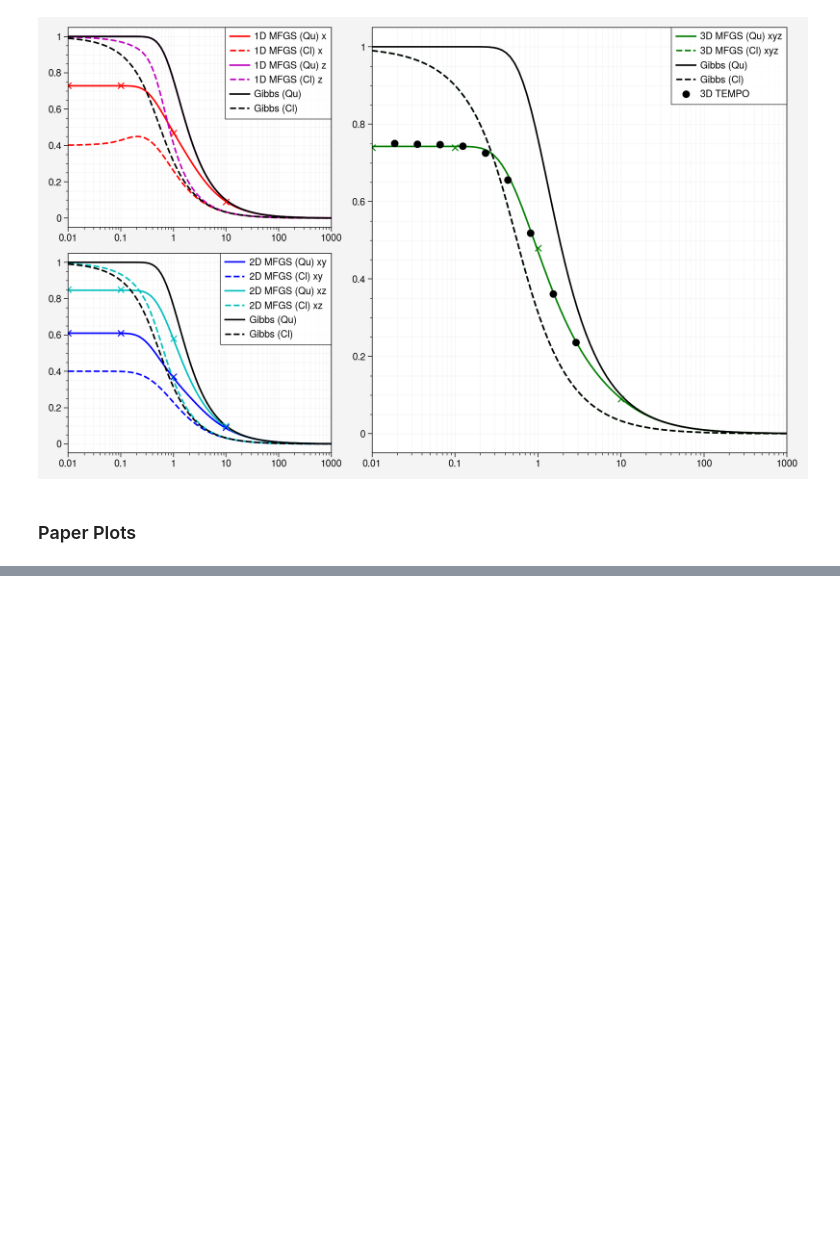
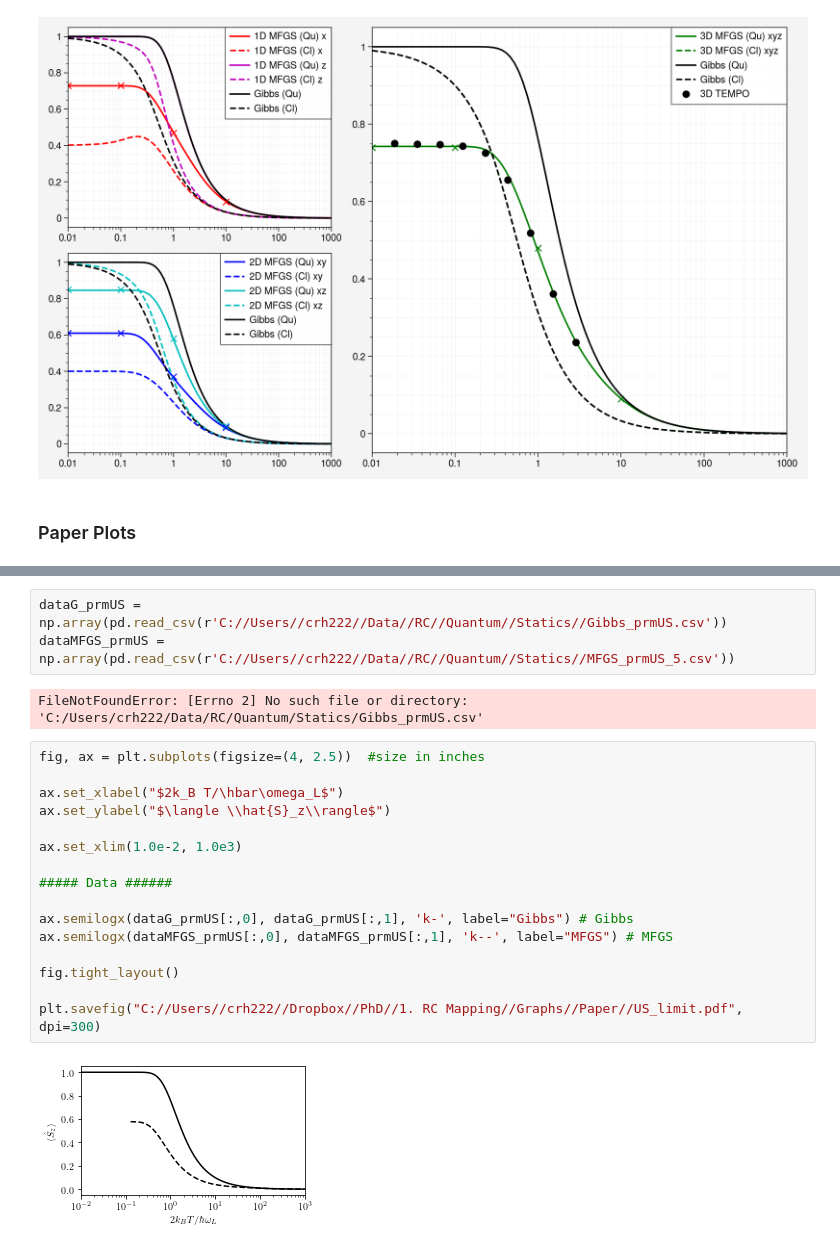
Before and after one commit to quantum-exeter/QuantumSpinDynamics, a Jupyter notebook: plot/plotStatics.ipynb, the cells around one changed output, grey strips where cells are left out. Drawn from its saved outputs; the diff is of its cells as text; blank space fills up the shorter version.

```diff
--- a/plot/plotStatics.ipynb
+++ b/plot/plotStatics.ipynb
@@ -169,0 +225,23 @@ fig.tight_layout()
+# %%
+dataG_prmUS = np.array(pd.read_csv(r'C://Users//crh222//Data//RC//Quantum//Statics//Gibbs_prmUS.csv'))
+dataMFGS_prmUS = np.array(pd.read_csv(r'C://Users//crh222//Data//RC//Quantum//Statics//MFGS_prmUS_5.csv'))
+# %% [output]
+FileNotFoundError: [Errno 2] No such file or directory: 'C:/Users/crh222/Data/RC/Quantum/Statics/Gibbs_prmUS.csv'
+# %%
+fig, ax = plt.subplots(figsize=(4, 2.5))  #size in inches
+
+ax.set_xlabel("$2k_B T/\hbar\omega_L$")
+ax.set_ylabel("$\langle \\hat{S}_z\\rangle$")
+
+ax.set_xlim(1.0e-2, 1.0e3)
+
+##### Data ######
+
+ax.semilogx(dataG_prmUS[:,0], dataG_prmUS[:,1], 'k-', label="Gibbs") # Gibbs
+ax.semilogx(dataMFGS_prmUS[:,0], dataMFGS_prmUS[:,1], 'k--', label="MFGS") # MFGS
+
+fig.tight_layout()
+
+plt.savefig("C://Users//crh222//Dropbox//PhD//1. RC Mapping//Graphs//Paper//US_limit.pdf", dpi=300)
+# %% [output]
+[figure, added]
```
Also changed, not shown: parts of 3 cells of this notebook.
